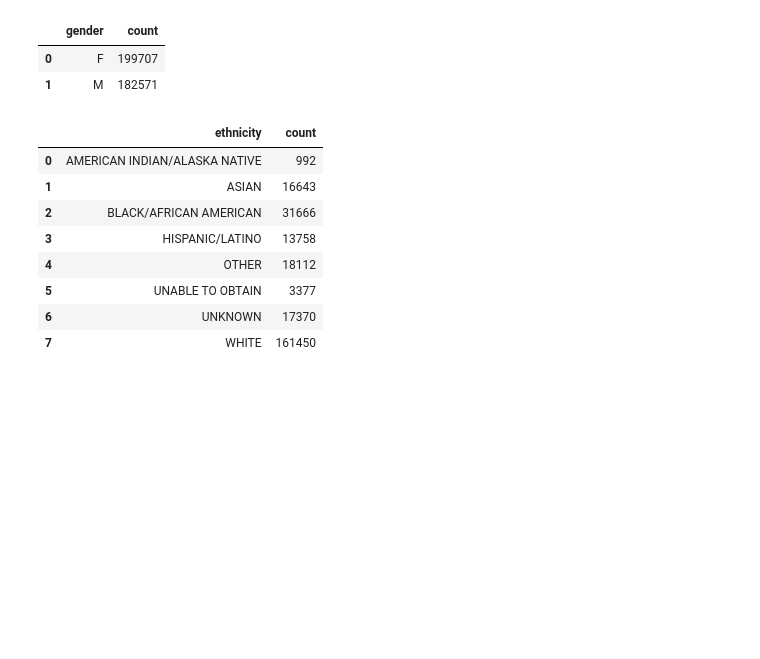
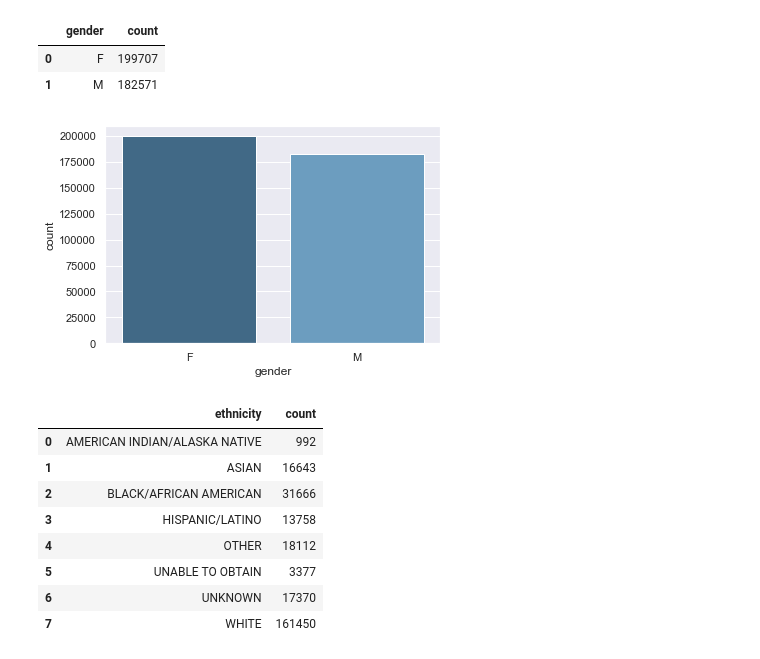
Before and after one commit to marymlucas/mimic_explore, a Jupyter notebook: mimic_explore_1.ipynb, the cells around one changed output. Cells and saved outputs as stored; diff of their text form; code cells hidden in the pictures; blank space fills up the shorter version.

Commit message:
added some initial plots

```diff
--- a/mimic_explore_1.ipynb
+++ b/mimic_explore_1.ipynb
@@ -47,6 +49,12 @@ gender_distribution
 |  | gender | count |
 | 0 | F | 199707 |
 | 1 | M | 182571 |
+# %%
+sns.barplot(y='count', x='gender', data=gender_distribution, palette="Blues_d", order=gender_distribution.sort_values('count', ascending=False).gender)
+#plt.xticks(rotation=90)
+plt.show()
+# %% [output]
+[figure, added]
 # %%
 sql = 'select ethnicity, count(distinct subject_id) from mimic_core.admissions group by ethnicity;'
 ethnicity_distribution = pd.read_sql_query(sql, conn_iv)
```
Also changed, not shown: parts of 12 cells of this notebook.
